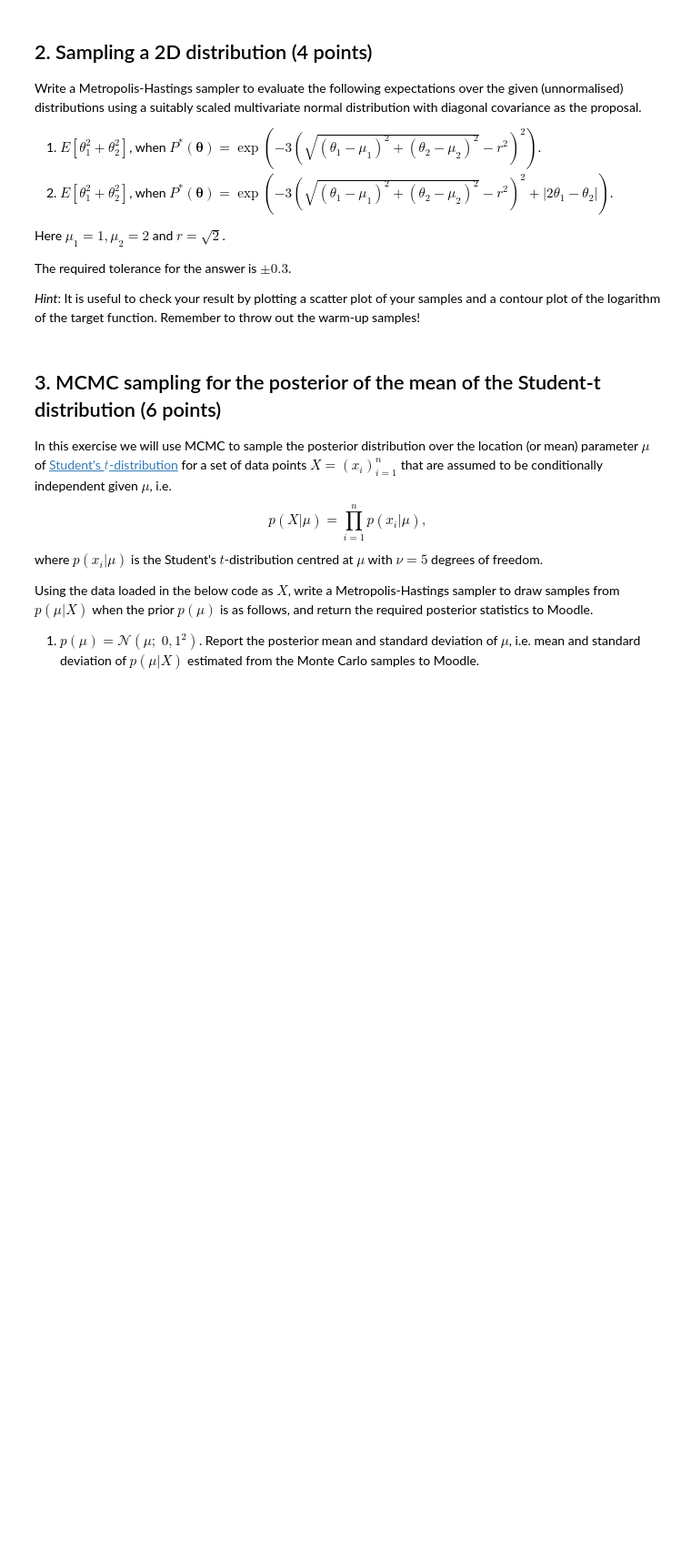
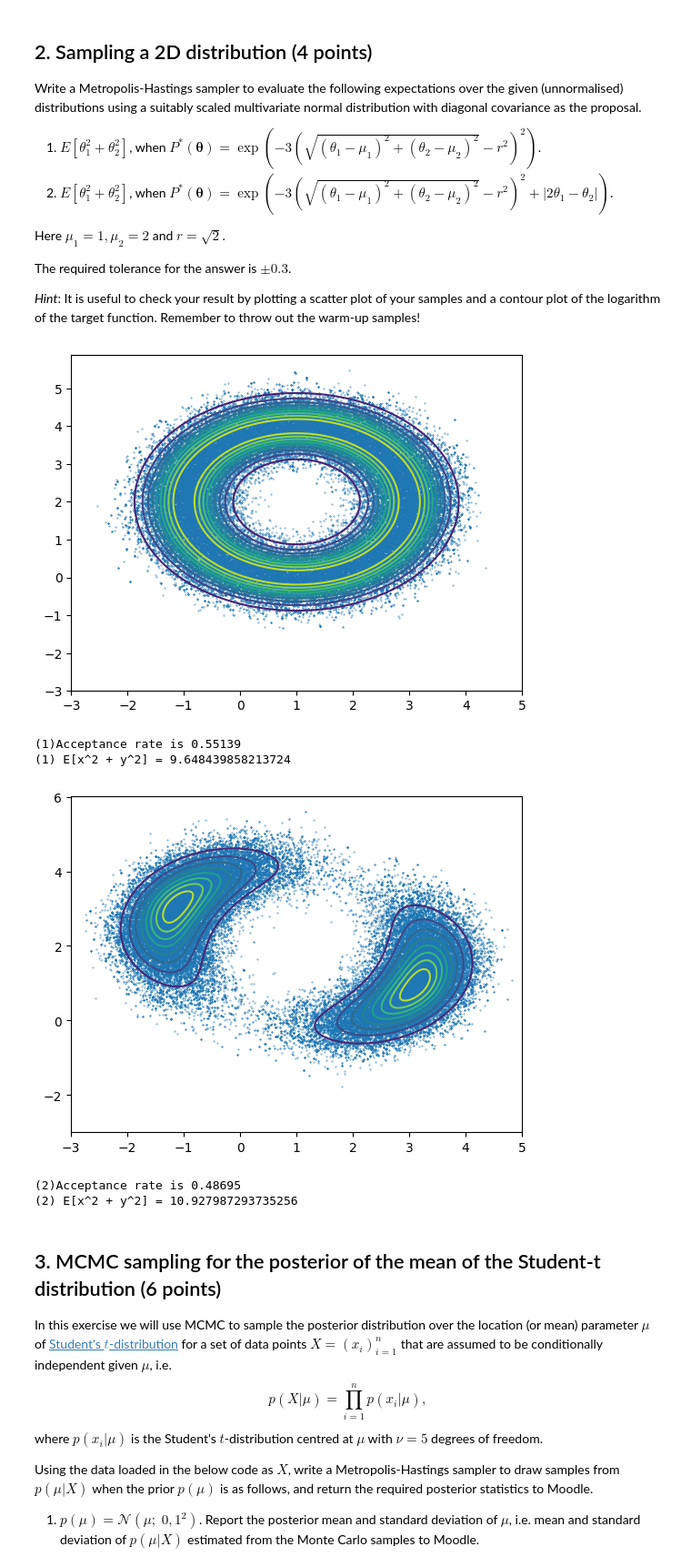
Before and after one commit to alexjilkin/comp-stats, a Jupyter notebook: Week3/Week 3 exercises.ipynb, the cells around one changed output. Shown at 91% size. Cells and saved outputs as stored; diff of their text form; code cells hidden in the pictures; blank space fills up the shorter version.

```diff
--- a/Week3/Week 3 exercises.ipynb
+++ b/Week3/Week 3 exercises.ipynb
@@ -27,7 +27,7 @@ The required tolerance for the answer is $\pm 0.03$.
 import numpy as np
 from scipy.stats import norm
 import matplotlib.pyplot as plt
-def p(theta):
+def P(theta):
     return (np.cos(theta) ** 2) * np.exp(-(np.abs(theta)**3))
 
 theta_i = 0
@@ -37,7 +37,7 @@ samples = []
 accepted_count = 0
 for _ in range(10**4):
     theta_i_plus_1 = np.random.normal(theta_i, sigma)
-    A = np.min([1, p(theta_i_plus_1) / p(theta_i)])
+    A = np.min([1, P(theta_i_plus_1) / P(theta_i)])
     if np.random.uniform() < A:
         theta_i = theta_i_plus_1
         accepted_count += 1
@@ -65,6 +65,81 @@ Here $\mu_1 = 1, \mu_2 = 2$ and $r = \sqrt{2}$.
 The required tolerance for the answer is $\pm 0.3$.
 
 *Hint*: It is useful to check your result by plotting a scatter plot of your samples and a contour plot of the logarithm of the target function. Remember to throw out the warm-up samples!
+# %%
+mu = [1, 2]
+r = np.sqrt(2)
+
+def P(theta:[int, int]):
+    return np.exp(-3* (np.sqrt((theta[0] - mu[0])**2 + (theta[1]-mu[1])**2) - r**2)**2)
+def P_tag(theta:[int, int]):
+    return np.exp(-3* (np.sqrt((theta[0] - mu[0])**2 + (theta[1]-mu[1])**2) - r**2)**2 + np.abs(2*theta[0] - theta[1]))
+
+samples = []
+theta_i = [0, 0]
+accepted_count = 0
+
+for _ in range(10**5):
+    theta_i_plus_1 = np.random.multivariate_normal(theta_i, [[0.5, 0], [0, 0.5]])
+
+    A = np.min([1, P(theta_i_plus_1) / P(theta_i)])
+    if np.random.uniform() < A:
+        theta_i = theta_i_plus_1
+        accepted_count += 1
+
+    samples.append(theta_i)
+
+samples = np.array(samples)
+x = np.linspace(-3, 5, 1000)
+y = np.linspace(-3, 5, 1000)
+
+X, Y = np.meshgrid(x, y)
+Z = np.zeros_like(X)
+for i in range(X.shape[0]):
+    for j in range(X.shape[1]):
+        Z[i, j] = P([X[i, j], Y[i, j]])
+
+plt.contour(X, Y, Z, 10)
+plt.scatter(samples[:,0], samples[:,1], s=0.1)
+plt.show()
+print(f'(1)Acceptance rate is {accepted_count / len(samples)}')
+print(f'(1) E[x^2 + y^2] = {np.mean(samples[:,0]**2 + samples[:,1]**2)}')
+
+############### 2 ################
+
+samples = []
+accepted_count = 0
+for _ in range(10**5):
+    theta_i_plus_1 = np.random.multivariate_normal(theta_i, [[0.5, 0], [0, 0.5]])
+
+    A = np.min([1, P_tag(theta_i_plus_1) / P_tag(theta_i)])
+    if np.random.uniform() < A:
+        theta_i = theta_i_plus_1
+        accepted_count += 1
+
+    samples.append(theta_i)
+
+samples = np.array(samples)
+x = np.linspace(-3, 5, 1000)
+y = np.linspace(-3, 5, 1000)
+
+X, Y = np.meshgrid(x, y)
+Z = np.zeros_like(X)
+for i in range(X.shape[0]):
+    for j in range(X.shape[1]):
+        Z[i, j] = P_tag([X[i, j], Y[i, j]])
+
+plt.contour(X, Y, Z, 10)
+plt.scatter(samples[:,0], samples[:,1], s=0.1)
+plt.show()
+print(f'(2)Acceptance rate is {accepted_count / len(samples)}')
+print(f'(2) E[x^2 + y^2] = {np.mean(samples[:,0]**2 + samples[:,1]**2)}')
+# %% [output]
+[figure, added]
+(1)Acceptance rate is 0.55139
+(1) E[x^2 + y^2] = 9.648439858213724
+[figure, added]
+(2)Acceptance rate is 0.48695
+(2) E[x^2 + y^2] = 10.927987293735256
 # %% [markdown]
 ## 3. MCMC sampling for the posterior of the mean of the Student-t distribution (6 points)
 
```
